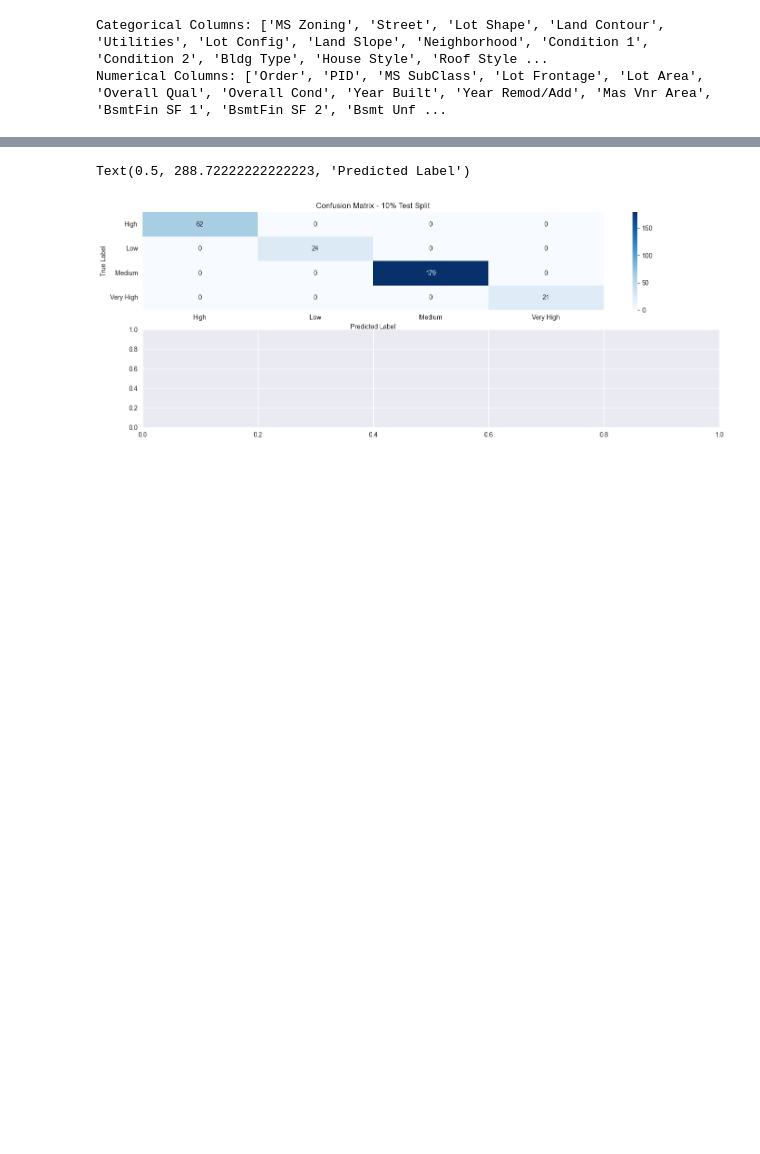
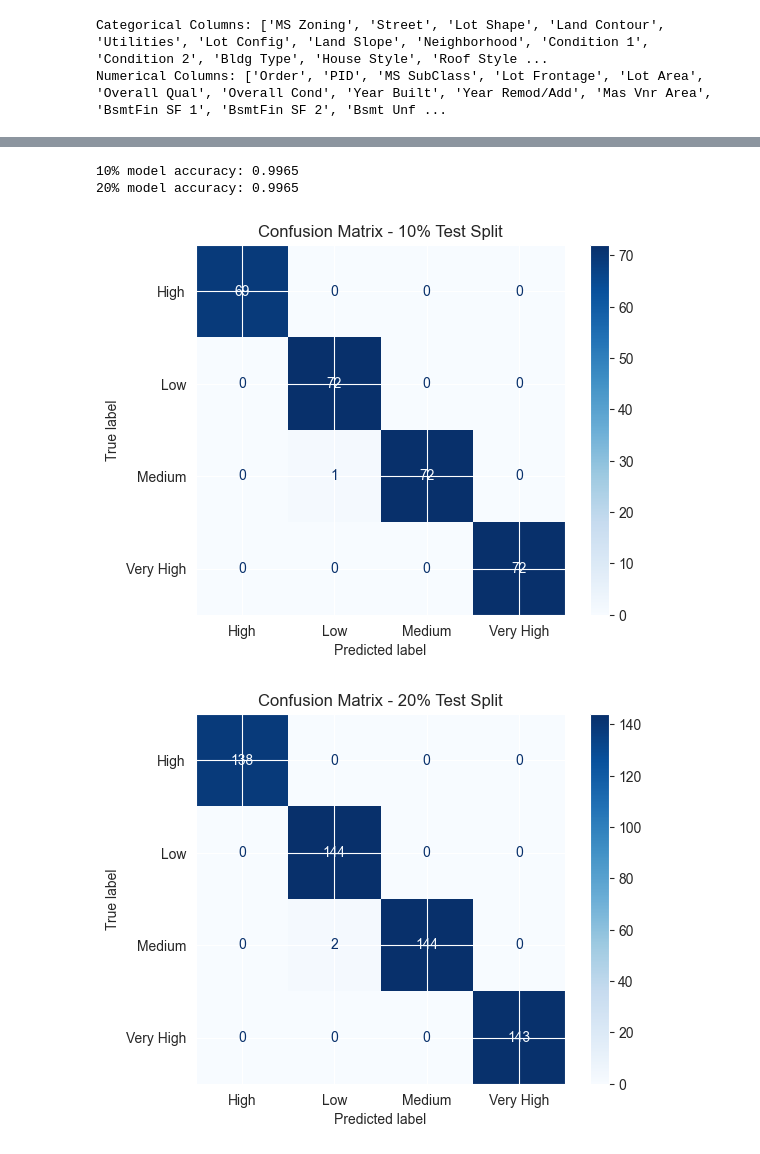
Before and after one commit to 03vladd/ML, a Jupyter notebook: Lab1.ipynb, the cells around one changed output, grey strips where cells are left out. Cells and saved outputs as stored; diff of their text form; code cells hidden in the pictures; blank space fills up the shorter version.

Commit message:
The models look a little too good, might need further checks to understand why.

```diff
--- a/Lab1.ipynb
+++ b/Lab1.ipynb
@@ -584,19 +590,9 @@ y_pred_20 = model_20.predict(X_test_20)
 # %%
-from sklearn.metrics import accuracy_score, precision_score, recall_score, f1_score, classification_report
-
-
-# Function to print metrics
-def print_metrics(y_true, y_pred, title):
-    print(f"\n{'='*50}")
-    print(f"{title}")
-    print(f"{'='*50}")
-    print(f"Accuracy:  {accuracy_score(y_true, y_pred):.4f}")
-    print(f"Precision: {precision_score(y_true, y_pred, average='weighted'):.4f}")
-    print(f"Recall:    {recall_score(y_true, y_pred, average='weighted'):.4f}")
-    print(f"F1 Score:  {f1_score(y_true, y_pred, average='weighted'):.4f}")
-    print("\nClassification Report:")
-    print(classification_report(y_true, y_pred, target_names=le_target.classes_))
-
-# Compare results
-print_metrics(y_test_10, y_pred_10, "10% Test Split Results")
-print_metrics(y_test_20, y_pred_20, "20% Test Split Results")
+model_20 = xgb.XGBClassifier(
+    objective='multi:softmax',
+    num_class=4,
+    random_state=42,
+    eval_metric='mlogloss'
+)
+model_20.fit(X_train_20, y_train_20)
+y_pred_20 = model_20.predict(X_test_20)
@@ -621,16 +599,8 @@ weighted avg       1.00      1.00      1.00       571
 # %%
-from sklearn.metrics import confusion_matrix
-
-fig, axes = plt.subplots(2, figsize=(16, 6))
-
-cm_10 = confusion_matrix(y_test_10, y_pred_10)
-sns.heatmap(cm_10, annot=True, fmt='d', cmap='Blues',
-            xticklabels=le_target.classes_,
-            yticklabels=le_target.classes_,
-            ax=axes[0])
-axes[0].set_title('Confusion Matrix - 10% Test Split')
-axes[0].set_ylabel('True Label')
-axes[0].set_xlabel('Predicted Label')
+#Checking scores
-# %% [output]
-Text(0.5, 288.72222222222223, 'Predicted Label')
-[figure, removed]
+# %%
+print(f"10% model accuracy: {model_10.score(X_test_10, y_test_10):.4f}")
+print(f"20% model accuracy: {model_20.score(X_test_20, y_test_20):.4f}")
+# %% [output]
+10% model accuracy: 0.9965
+20% model accuracy: 0.9965
@@ -636,0 +609,22 @@ Text(0.5, 288.72222222222223, 'Predicted Label')
+# %%
+from sklearn.metrics import confusion_matrix, ConfusionMatrixDisplay, classification_report
+
+cm_10 = confusion_matrix(y_test_10, y_pred_10)
+cm_20 = confusion_matrix(y_test_20, y_pred_20)
+
+disp_10 = ConfusionMatrixDisplay(confusion_matrix=cm_10, display_labels=le_target.classes_)
+disp_20 = ConfusionMatrixDisplay(confusion_matrix=cm_20, display_labels=le_target.classes_)
+
+disp_10.plot(cmap=plt.cm.Blues)
+plt.title('Confusion Matrix - 10% Test Split')
+plt.show()
+
+disp_20.plot(cmap=plt.cm.Blues)
+plt.title('Confusion Matrix - 20% Test Split')
+plt.show()
+
+print(classification_report(y_test_10, y_pred_10, target_names=le_target.classes_))
+print(classification_report(y_test_20, y_pred_20, target_names=le_target.classes_))
+# %% [output]
+[figure, added]
+[figure, added]
```
Also changed, not shown: parts of 21 cells of this notebook.
